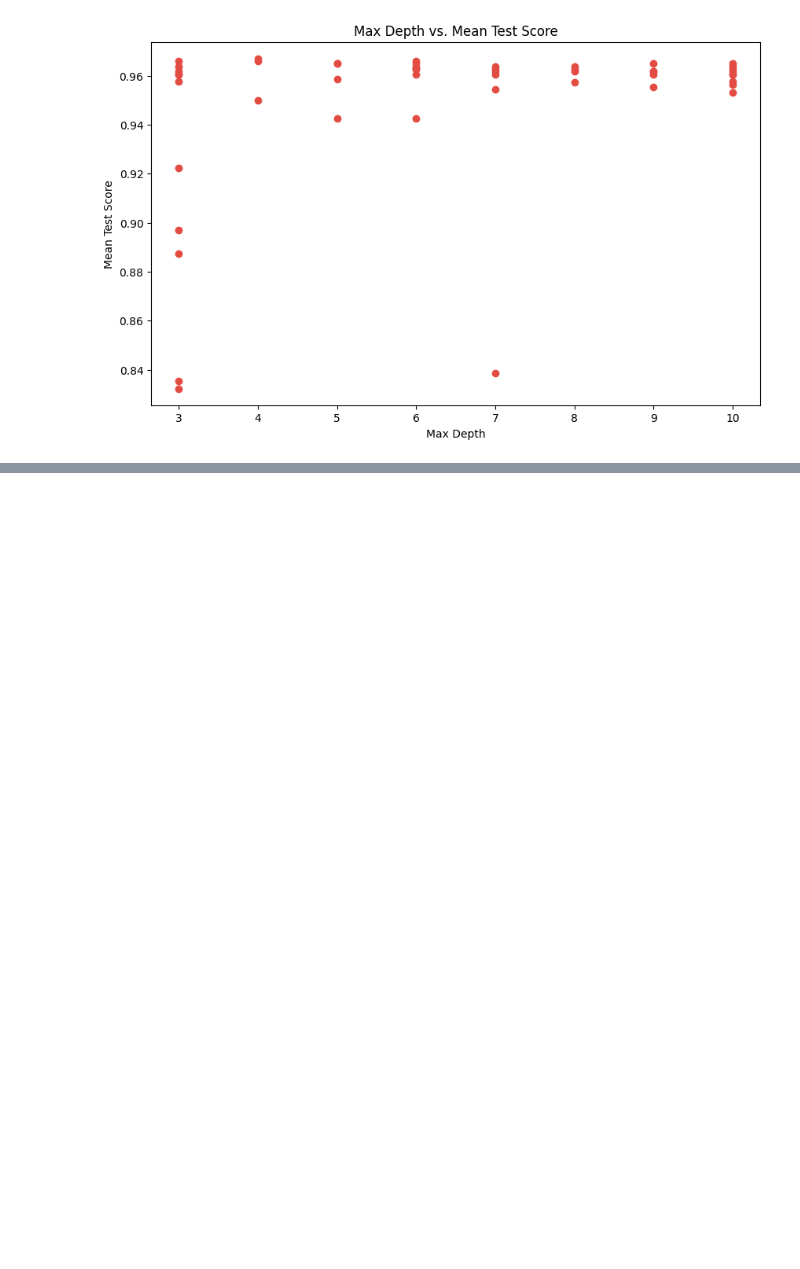
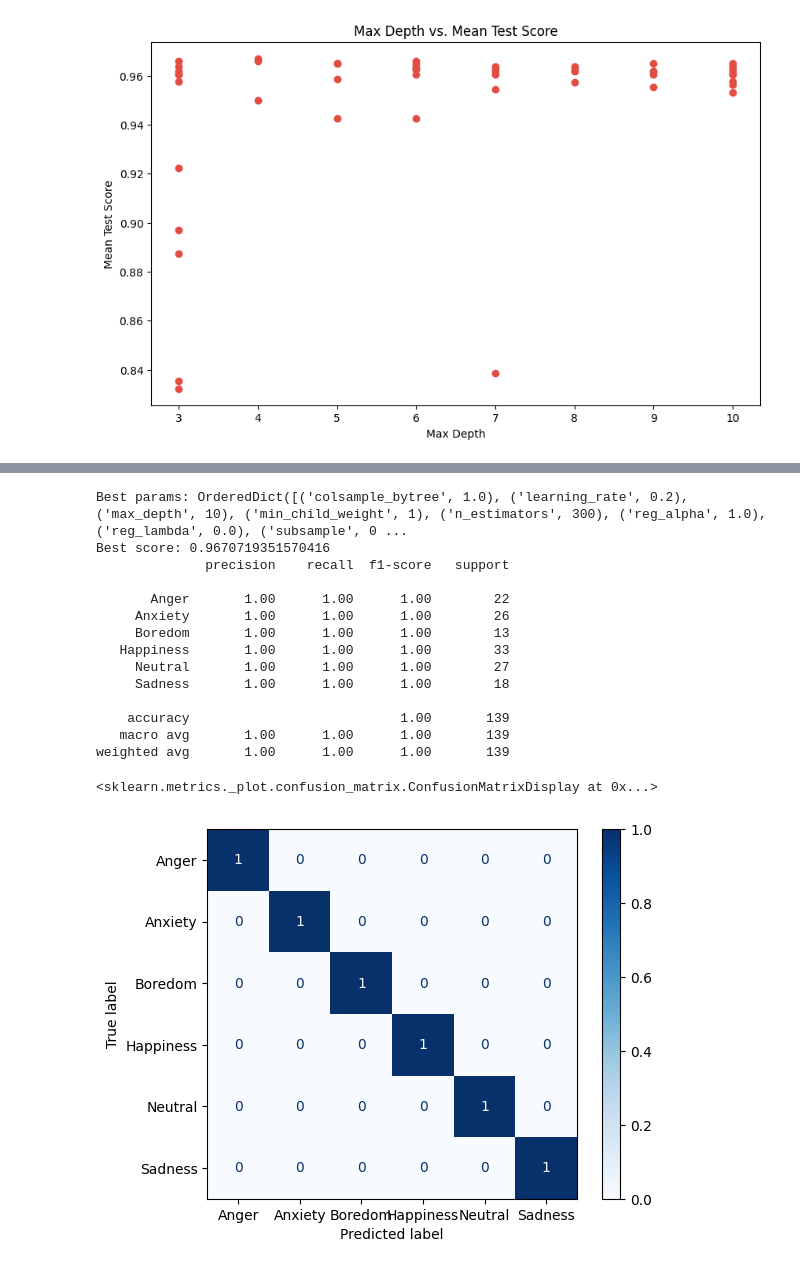
Before and after one commit to aisepucrio/stnl-technologystudy, a Jupyter notebook: scikit-learn/estudo-breno/models/models.ipynb, the cells around one changed output, grey strips where cells are left out. Saved outputs shown, nothing was run; the diff lists cells and outputs as text; code cells hidden in the pictures; blank space fills up the shorter version.

```diff
--- a/scikit-learn/estudo-breno/models/models.ipynb
+++ b/scikit-learn/estudo-breno/models/models.ipynb
@@ -564,0 +630,31 @@ plt.show()
+# %%
+
+print(f'Best params: {opt_xgb.best_params_}')
+print(f'Best score: {opt_xgb.best_score_}')
+
+y_pred_num = opt_xgb.predict(X_test)
+
+# Convertendo os valores previstos de volta para as classes originais
+inverse_class_mapping = {v: k for k, v in class_mapping.items()}
+y_pred = pd.Series(y_pred_num).map(inverse_class_mapping)
+
+print(classification_report(y_test, y_pred, target_names=class_mapping.keys()))
+
+ConfusionMatrixDisplay.from_predictions(y_test, y_pred, normalize='true', cmap='Blues', display_labels=class_mapping.keys())
+# %% [output]
+Best params: OrderedDict([('colsample_bytree', 1.0), ('learning_rate', 0.2), ('max_depth', 10), ('min_child_weight', 1), ('n_estimators', 300), ('reg_alpha', 1.0), ('reg_lambda', 0.0), ('subsample', 0 ...
+Best score: 0.9670719351570416
+              precision    recall  f1-score   support
+
+       Anger       1.00      1.00      1.00        22
+     Anxiety       1.00      1.00      1.00        26
+     Boredom       1.00      1.00      1.00        13
+   Happiness       1.00      1.00      1.00        33
+     Neutral       1.00      1.00      1.00        27
+     Sadness       1.00      1.00      1.00        18
+
+    accuracy                           1.00       139
+   macro avg       1.00      1.00      1.00       139
+weighted avg       1.00      1.00      1.00       139
+<sklearn.metrics._plot.confusion_matrix.ConfusionMatrixDisplay at 0x...>
+[figure, added]
```
Also changed, not shown: parts of 2 cells of this notebook, 1 other file.
